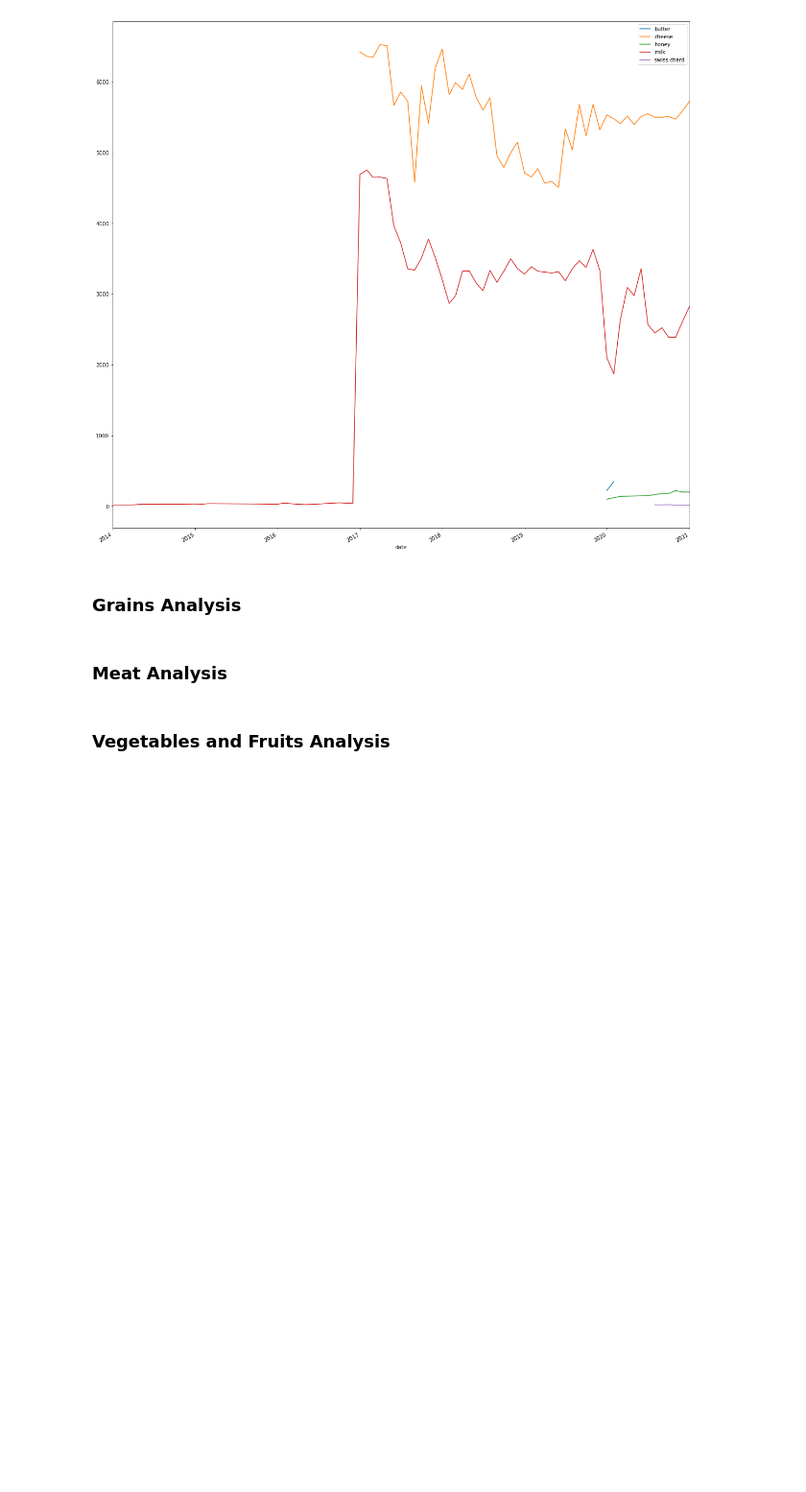
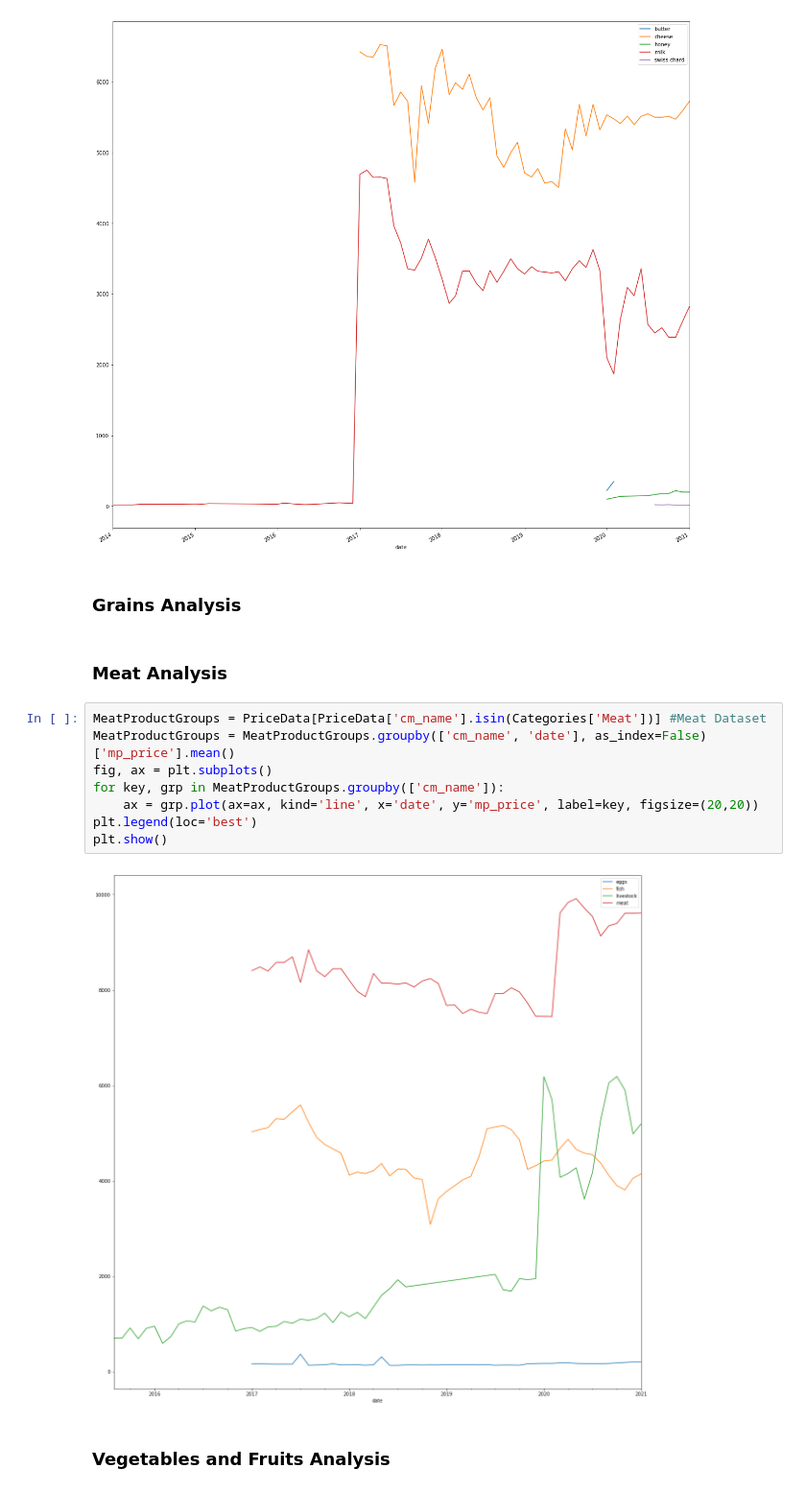
Before and after one commit to katielrink/DS_1300-FinalProject, a Jupyter notebook: Analysis/PriceAnalysis.ipynb, the cells around one changed output. Shown at 96% size. Drawn from its saved outputs; the diff is of its cells as text; blank space fills up the shorter version.

Commit message:
Price and correlation updates.

```diff
--- a/Analysis/PriceAnalysis.ipynb
+++ b/Analysis/PriceAnalysis.ipynb
@@ -128,5 +128,15 @@ plt.show()
 ### Grains Analysis
 # %% [markdown]
 ### Meat Analysis
+# %%
+MeatProductGroups = PriceData[PriceData['cm_name'].isin(Categories['Meat'])] #Meat Dataset
+MeatProductGroups = MeatProductGroups.groupby(['cm_name', 'date'], as_index=False)['mp_price'].mean()
+fig, ax = plt.subplots()
+for key, grp in MeatProductGroups.groupby(['cm_name']):
+    ax = grp.plot(ax=ax, kind='line', x='date', y='mp_price', label=key, figsize=(20,20))
+plt.legend(loc='best')
+plt.show()
+# %% [output]
+[figure, added]
 # %% [markdown]
 ### Vegetables and Fruits Analysis
```
Also changed, not shown: 1 other file.
